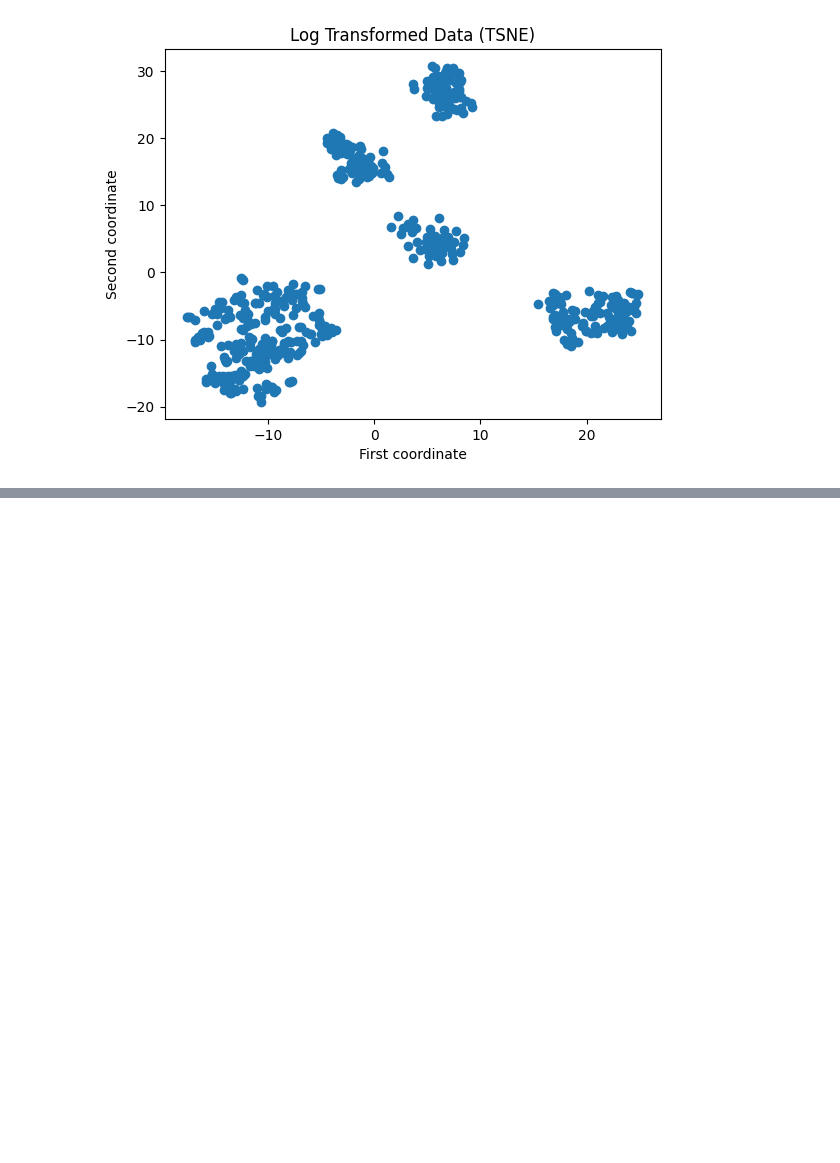
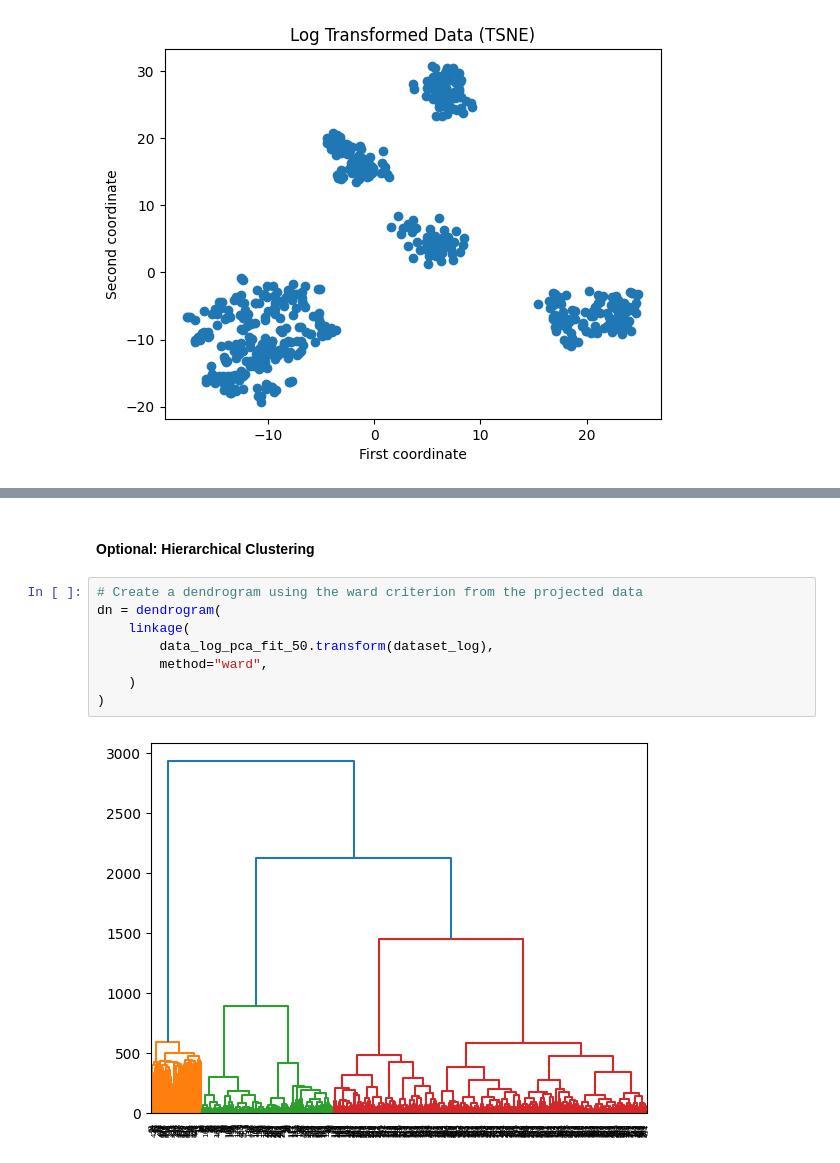
Before and after one commit to eddysanoli-galileo/Data-Analysis-Statistical-Modeling-and-Computation-in-Applications, a Jupyter notebook: Module 2 - Genomics and High Dimensional Data/Project/Problem1.ipynb, the cells around one changed output, grey strips where cells are left out. Saved outputs shown, nothing was run; the diff lists cells and outputs as text; blank space fills up the shorter version.

```diff
--- a/Module 2 - Genomics and High Dimensional Data/Project/Problem1.ipynb
+++ b/Module 2 - Genomics and High Dimensional Data/Project/Problem1.ipynb
@@ -208,0 +290,12 @@ plt.show()
+# %% [markdown]
+#### Optional: Hierarchical Clustering
+# %%
+# Create a dendrogram using the ward criterion from the projected data
+dn = dendrogram(
+    linkage(
+        data_log_pca_fit_50.transform(dataset_log),
+        method="ward",
+    )
+)
+# %% [output]
+[figure, added]
```
Also changed, not shown: parts of 9 cells of this notebook.
